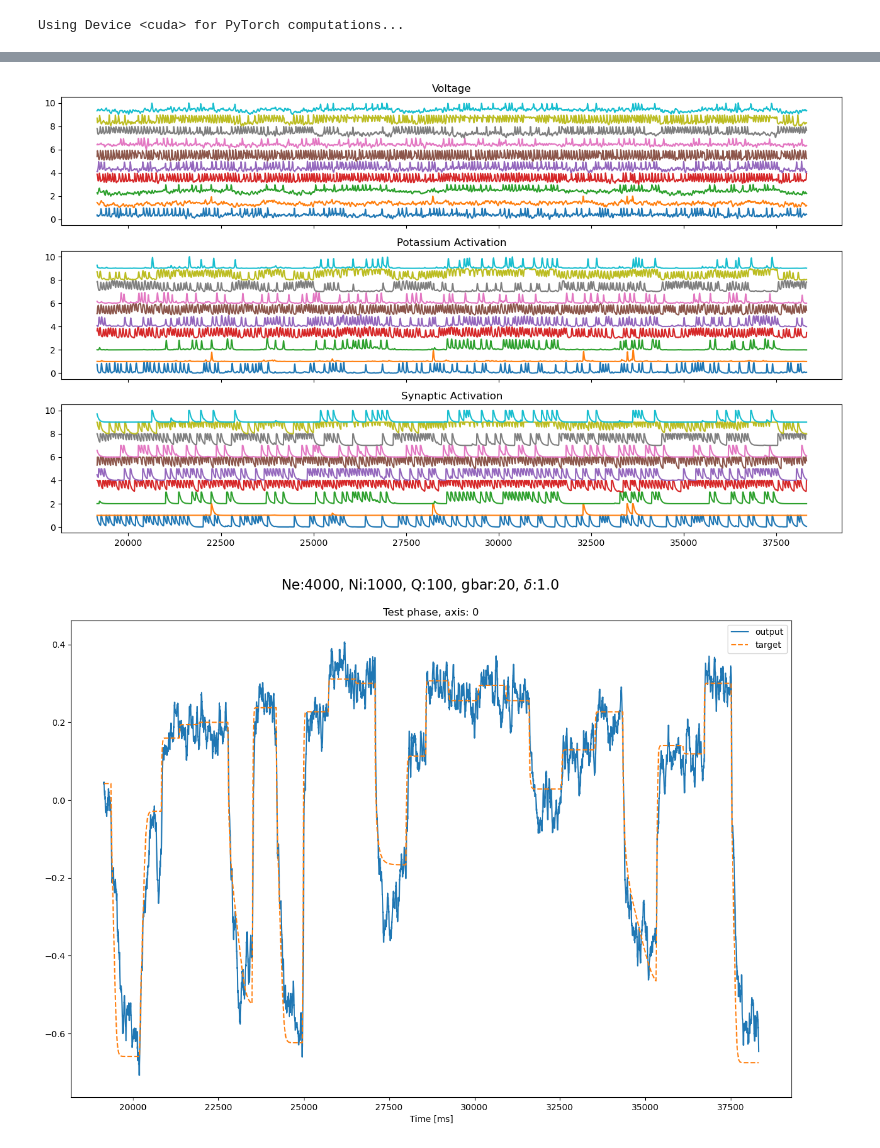
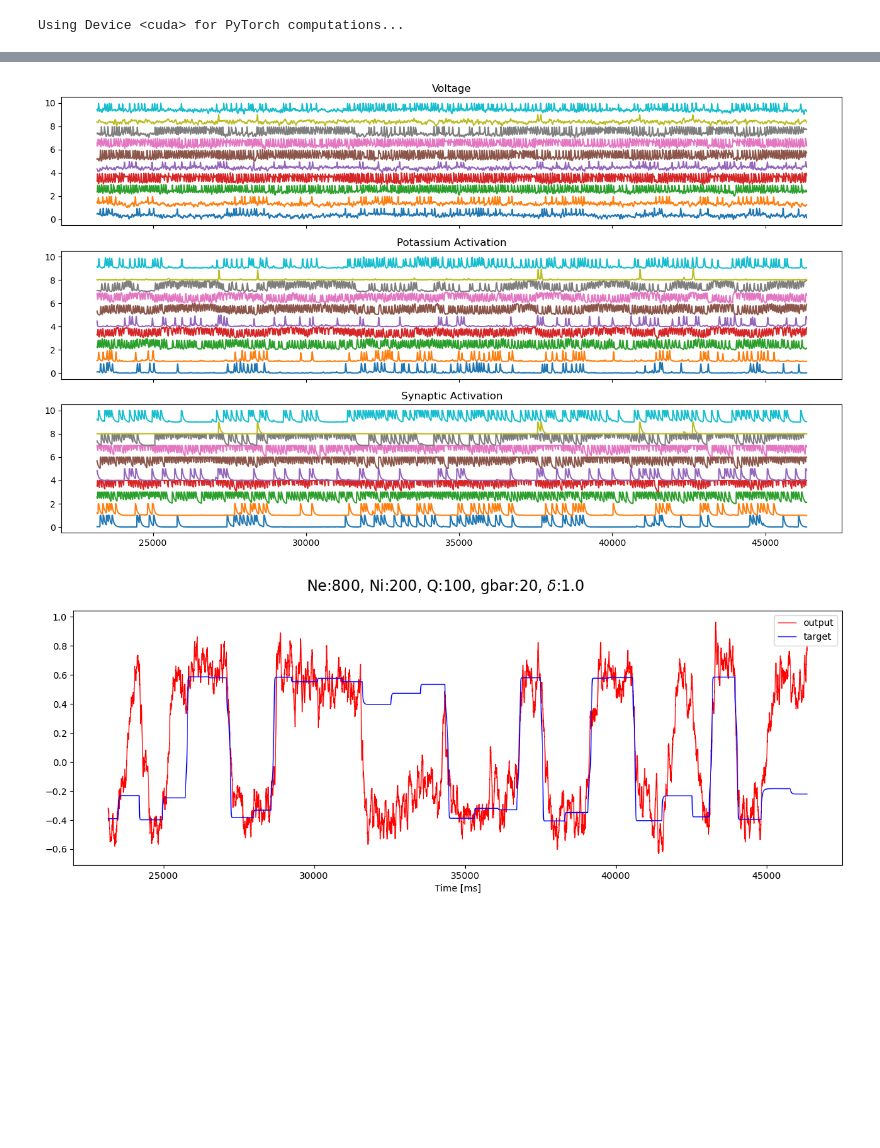
Before and after one commit to themahani/ml_force_research, a Jupyter notebook: morris_lecar/bifurcation_task.ipynb, the cells around one changed output, grey strips where cells are left out. Cells and saved outputs as stored; diff of their text form; code cells hidden in the pictures; blank space fills up the shorter version.

```diff
--- a/morris_lecar/bifurcation_task.ipynb
+++ b/morris_lecar/bifurcation_task.ipynb
@@ -34,7 +34,7 @@ def gen_bifurcation_data(noise_signal:np.ndarray, dt:float=1e-1, tau:float=0.01,
     x_rec = np.zeros((nt, 1))
 
     for i in tqdm(range(nt)):
-        x_dot = mu - (x**3) + noise_signal[i]
+        x_dot = mu * x - (x**3) + noise_signal[i]
         x += x_dot * dt * tau
         x_rec[i, 0] = x
     return x_rec
@@ -48,8 +48,8 @@ torch.random.manual_seed(seed)
 dt = 1e-1
 
 # Generate noise
-noise = gen_noise(n_trials=50, dt=dt, noise_amp=2.0, min_time=500.0, max_time=1000.0)
-x = gen_bifurcation_data(noise, dt=dt, tau=0.02, mu=1.5, x0=0.1)
+noise = gen_noise(n_trials=60, dt=dt, noise_amp=2.0, min_time=500.0, max_time=1000.0)
+x = gen_bifurcation_data(noise, dt=dt, tau=0.02, mu=2., x0=0.1)
 
 sup = minmax_transform(x, zero_mean=True)
 print(sup.shape)
@@ -74,16 +76,16 @@ plt.show()
 # %% [markdown]
 # ML Conductance-based Model
 # %%
-NE = 4000
-NI = 1000
+NE = 800
+NI = 200
 N = NI + NE
 
 device = torch.device("cuda" if torch.cuda.is_available() else 'cpu')
 print(f"Using Device <{device}> for PyTorch computations...\n")
 
 # input current for I and E neurons
-Ie = 60     # pA
-Ii = 60     # pA
+Ie = 65     # pA
+Ii = 65     # pA
 current = np.array([Ie] * NE + [Ii] * NI).reshape(N, 1)
 current_tensor = torch.tensor(current, dtype=torch.float32).to(device)
 noise_tensor = torch.tensor(noise_signal, dtype=torch.float32).to(device)
@@ -125,7 +127,7 @@ eta = Q * (2 * torch.rand((ml._N, sup.shape[1]), device=device, dtype=torch.floa
 rls_start = 500
 test_time = T * .5    # ms
 rls_stop = T - test_time
-rls_step = 20
+rls_step = 5
 
 memory_length = 5000    # ms
 rls_gap = rls_step * dt
@@ -278,16 +288,16 @@ ax[1].set_title('Potassium Activation')
 ax[2].set_title('Synaptic Activation')
 plt.show()
 # %% [output]
-[figure, old version]
+[figure, new version]
 # %%
-fig, ax = plt.subplots(1, 1, figsize=(15, 10), sharex=True)
-ax.plot(t_test, x_hat_rec[:, 0].cpu().numpy(), label='output')
-ax.plot(t_test, ml.sup[-nt_test:, 0].cpu().numpy(), '--', label='target')
-ax.set_title(f"Test phase, axis: {0}")
+fig, ax = plt.subplots(1, 1, figsize=(15, 5), sharex=True)
+ax.plot(t_test, x_hat_rec[:, 0].cpu().numpy(), 'r-', lw=1, label='output')
+ax.plot(t_test, ml.sup[-nt_test:, 0].cpu().numpy(), 'b-', lw=1, label='target')
+# ax.set_title(f"Test phase, axis: {0}")
 ax.legend(loc='upper right')
 plt.xlabel('Time [ms]')
-plt.suptitle(fr"Ne:{NE}, Ni:{NI}, Q:{Q}, gbar:{gbar}, $\delta$:{lamda}", y=0.95, fontsize=16)
+plt.suptitle(fr"Ne:{NE}, Ni:{NI}, Q:{Q}, gbar:{gbar}, $\delta$:{lamda}", fontsize=16)
 plt.savefig(os.path.join(save_path, f"N_{ml._N}_ff_{ff_coeff}_timeseries.png"), dpi=300, bbox_inches='tight')
 plt.show()
 # %% [output]
-[figure, old version]
+[figure, new version]
```
Also changed, not shown: parts of 15 cells of this notebook, 3 other files.
